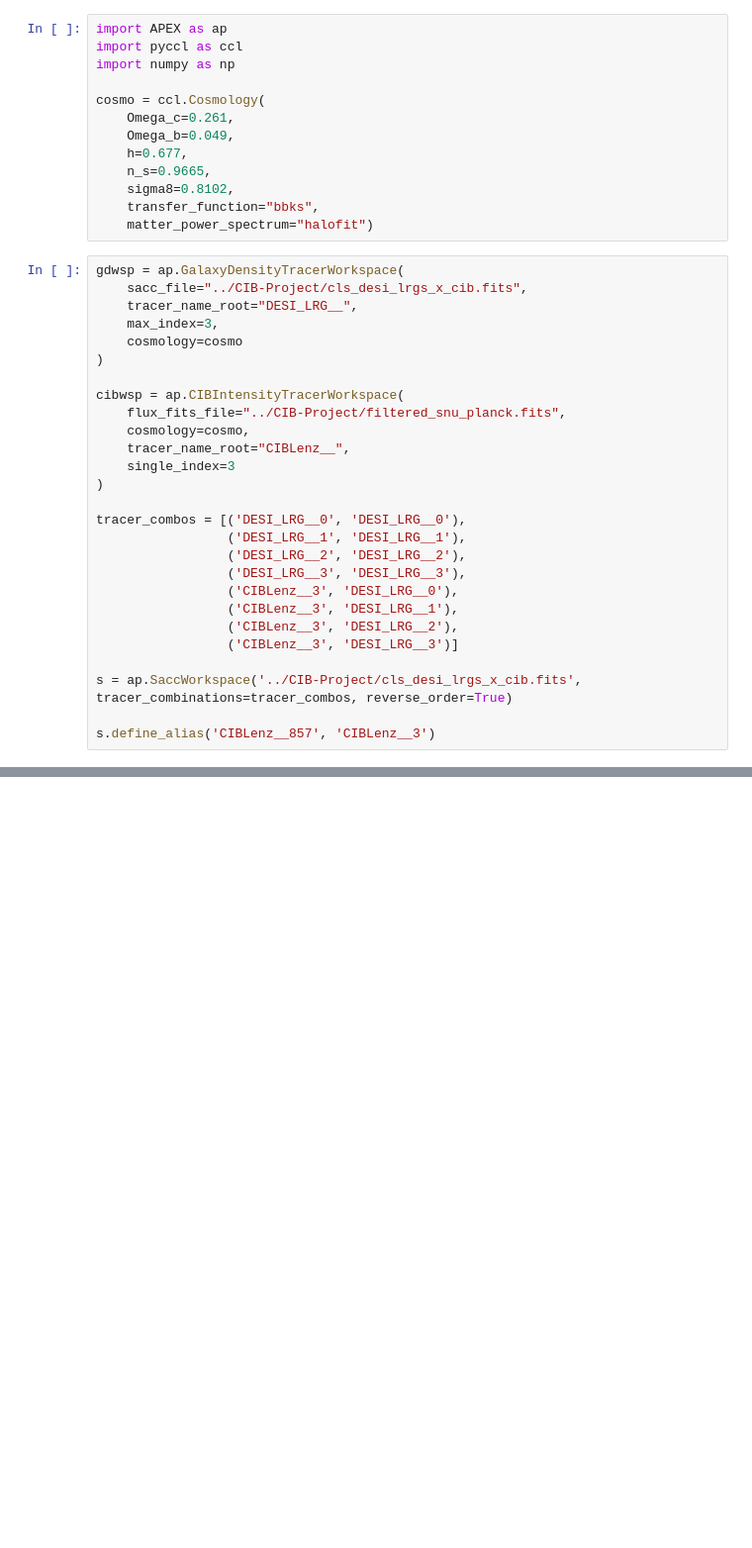
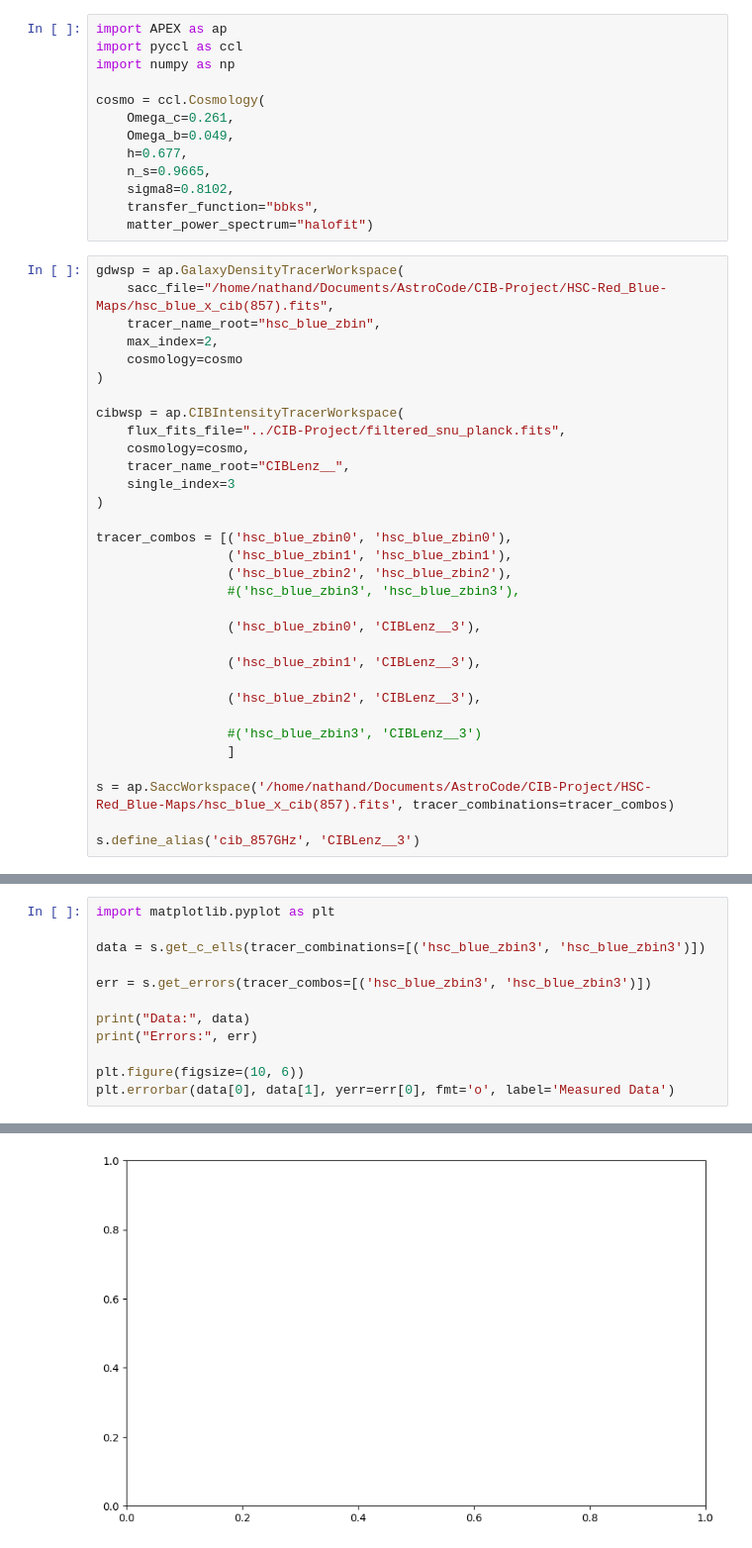
Before and after one commit to NattyDuzza/APEX, a Jupyter notebook: Plotting-Example.ipynb, the cells around one changed output, grey strips where cells are left out. Shown at 99% size. Drawn from its saved outputs; the diff is of its cells as text; blank space fills up the shorter version.

```diff
--- a/Plotting-Example.ipynb
+++ b/Plotting-Example.ipynb
@@ -13,9 +13,9 @@ cosmo = ccl.Cosmology(
     matter_power_spectrum="halofit")
 # %%
 gdwsp = ap.GalaxyDensityTracerWorkspace(
-    sacc_file="../CIB-Project/cls_desi_lrgs_x_cib.fits",
-    tracer_name_root="DESI_LRG__",
-    max_index=3,
+    sacc_file="/home/nathand/Documents/AstroCode/CIB-Project/HSC-Red_Blue-Maps/hsc_blue_x_cib(857).fits",
+    tracer_name_root="hsc_blue_zbin",
+    max_index=2,
     cosmology=cosmo
 )
 
@@ -26,16 +26,21 @@ cibwsp = ap.CIBIntensityTracerWorkspace(
     single_index=3
 )
 
-tracer_combos = [('DESI_LRG__0', 'DESI_LRG__0'),
-                 ('DESI_LRG__1', 'DESI_LRG__1'),
-                 ('DESI_LRG__2', 'DESI_LRG__2'),
-                 ('DESI_LRG__3', 'DESI_LRG__3'),
-                 ('CIBLenz__3', 'DESI_LRG__0'),
-                 ('CIBLenz__3', 'DESI_LRG__1'),
-                 ('CIBLenz__3', 'DESI_LRG__2'),
-                 ('CIBLenz__3', 'DESI_LRG__3')]
+tracer_combos = [('hsc_blue_zbin0', 'hsc_blue_zbin0'),
+                 ('hsc_blue_zbin1', 'hsc_blue_zbin1'),
+                 ('hsc_blue_zbin2', 'hsc_blue_zbin2'),
+                 #('hsc_blue_zbin3', 'hsc_blue_zbin3'),
 
-s = ap.SaccWorkspace('../CIB-Project/cls_desi_lrgs_x_cib.fits', tracer_combinations=tracer_combos, reverse_order=True)
+                 ('hsc_blue_zbin0', 'CIBLenz__3'),
 
-s.define_alias('CIBLenz__857', 'CIBLenz__3')
+                 ('hsc_blue_zbin1', 'CIBLenz__3'),
+
+                 ('hsc_blue_zbin2', 'CIBLenz__3'),
+
+                 #('hsc_blue_zbin3', 'CIBLenz__3')
+                 ]
+
+s = ap.SaccWorkspace('/home/nathand/Documents/AstroCode/CIB-Project/HSC-Red_Blue-Maps/hsc_blue_x_cib(857).fits', tracer_combinations=tracer_combos)
+
+s.define_alias('cib_857GHz', 'CIBLenz__3')
 # %% [output]
@@ -42,0 +48,13 @@ s.define_alias('CIBLenz__857', 'CIBLenz__3')
+# %%
+import matplotlib.pyplot as plt
+
+data = s.get_c_ells(tracer_combinations=[('hsc_blue_zbin3', 'hsc_blue_zbin3')])
+
+err = s.get_errors(tracer_combos=[('hsc_blue_zbin3', 'hsc_blue_zbin3')])
+
+print("Data:", data)
+print("Errors:", err)
+
+plt.figure(figsize=(10, 6))
+plt.errorbar(data[0], data[1], yerr=err[0], fmt='o', label='Measured Data')
+# %% [output]
@@ -43,2 +79,3 @@ s.define_alias('CIBLenz__857', 'CIBLenz__3')
+[figure, added]
 # %%
 mmodel = ap.MaleubreModel(
```
Also changed, not shown: parts of 8 cells of this notebook, 1 other file.
